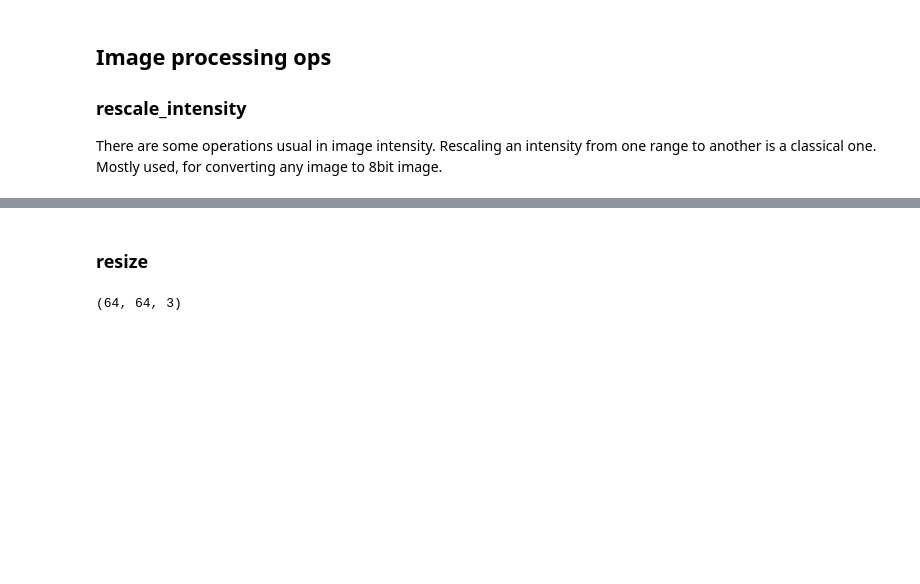
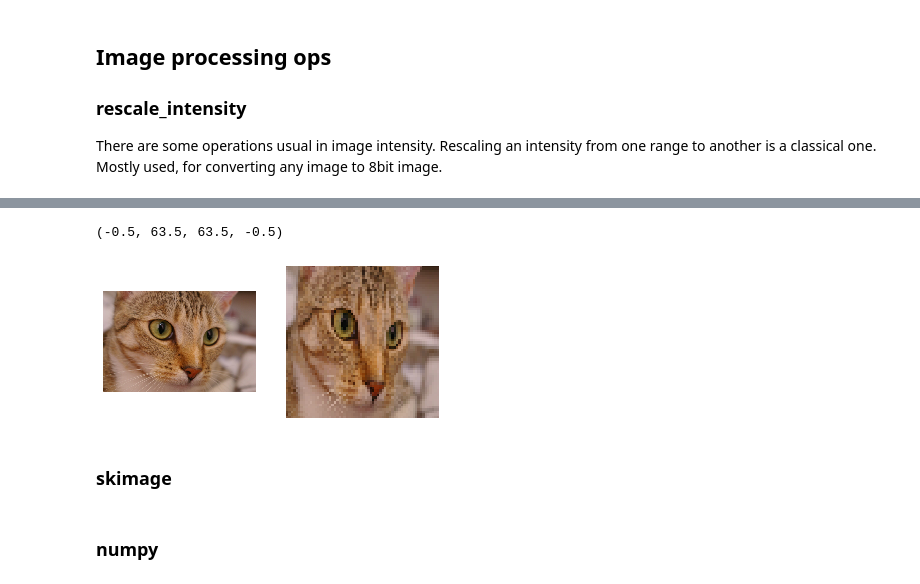
Before and after one commit to Matt3164/mlg_lib, a Jupyter notebook: nbs/04_tutorial.imageprocessing.ipynb, the cells around one changed output, grey strips where cells are left out. Cells and saved outputs as stored; diff of their text form; code cells hidden in the pictures; blank space fills up the shorter version.

```diff
--- a/nbs/04_tutorial.imageprocessing.ipynb
+++ b/nbs/04_tutorial.imageprocessing.ipynb
@@ -92,8 +100,18 @@ NameError: name 'subplot' is not defined
+# %%
+import cv2
+from cv2 import resize
+
+
+subplot(1,2,1)
+imshow(loaded_im)
+axis("off")
+subplot(1,2,2)
+imshow(resize(im, (64,64), interpolation=cv2.INTER_CUBIC))
+axis("off")
+# %% [output]
+(-0.5, 63.5, 63.5, -0.5)
+[figure, added]
 # %% [markdown]
-### resize
+### skimage
-# %%
-import cv2
-from cv2 import resize
-resize(im, (64,64), interpolation=cv2.INTER_CUBIC).shape
-# %% [output]
-(64, 64, 3)
+# %% [markdown]
+### numpy
```
Also changed, not shown: parts of 3 cells of this notebook, 15 other files.
